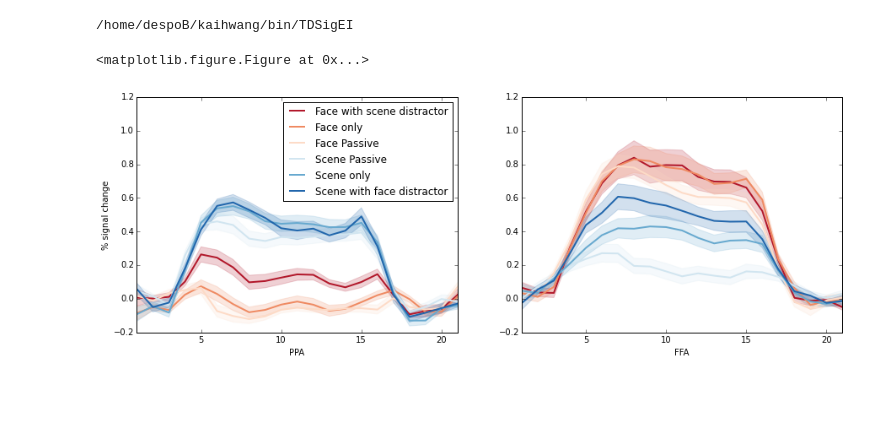
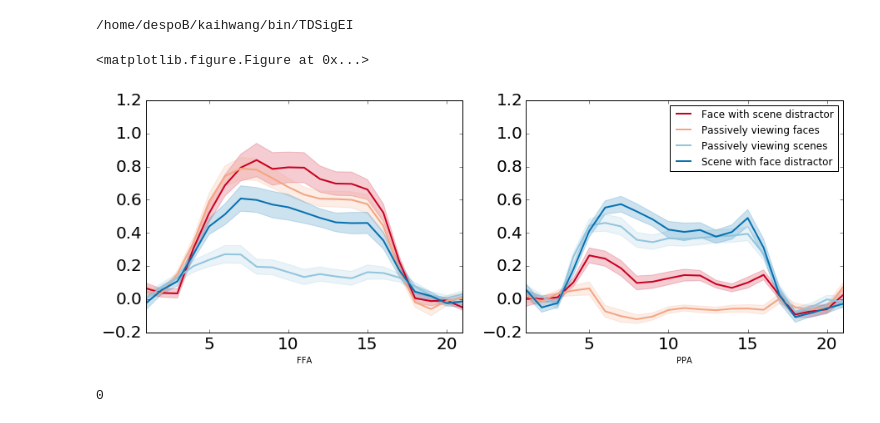
Before and after one commit to kaihwang/TDSigEI, a Jupyter notebook: Models/Plot FIR.ipynb, the cells around one changed output. Saved outputs shown, nothing was run; the diff lists cells and outputs as text; code cells hidden in the pictures; blank space fills up the shorter version.

Commit message:
changes to visualization.

```diff
--- a/Models/Plot FIR.ipynb
+++ b/Models/Plot FIR.ipynb
@@ -33,33 +33,38 @@ mean_df = FIR_df.groupby(['ROI','Condition','Volume']).mean().reset_index()
 sem_df = FIR_df.groupby(['ROI','Condition','Volume']).sem().reset_index()
 # %%
 #conditions
+plt.rc('xtick', labelsize=20)
+plt.rc('ytick', labelsize=20)
 ROIs = ['FFA', 'PPA']
-Conditions =['FH', 'Fo', 'Fp', 'Hp', 'Ho', 'HF']
-Labels = ['Face with scene distractor', 'Face only', 'Face Passive', 'Scene Passive', 'Scene only', 'Scene with face distractor']
+Conditions =['FH', 'Fp', 'Hp', 'HF']
+Labels = ['Face with scene distractor', 'Passively viewing faces ', 'Passively viewing scenes', 'Scene with face distractor']
 x = np.arange(1,22)
 #get colormap
-cmap = brewer2mpl.get_map('RdBu','diverging', 6)
+cmap = brewer2mpl.get_map('RdBu','diverging', 4)
 plt.figure(1)
 plt.figure(figsize=(15,5))
 for r, roi in enumerate(ROIs):
-    plt.subplot(1, 2, r)
+    plt.subplot(1, 2, r+1)
 
     for i, c in enumerate(Conditions):
         y = np.array(mean_df[(mean_df['ROI'] == roi) & (mean_df['Condition'] == c)]['Beta'])
         error = np.array(sem_df[(mean_df['ROI'] == roi) & (mean_df['Condition'] == c)]['Beta'])
         plt.plot(x, y, color = cmap.hex_colors[i], linewidth=2  )
 
         plt.fill_between(x, y-0.75*error, y+0.75*error, alpha=0.2, edgecolor=cmap.hex_colors[i],
                      facecolor=cmap.hex_colors[i], label=c)
 
         plt.ylim(-0.2, 1.2)
         plt.xlim(1, 21)
         plt.xlabel(roi)
 plt.legend(Labels)
-plt.ylabel('% signal change')
 plt.show()
 # %% [output]
 <matplotlib.figure.Figure at 0x...>
-[figure, old version]
+[figure, new version]
 # %%
 ?plt.legend()
+# %%
+r
+# %% [output]
+0
```
Also changed, not shown: 2 other files.
